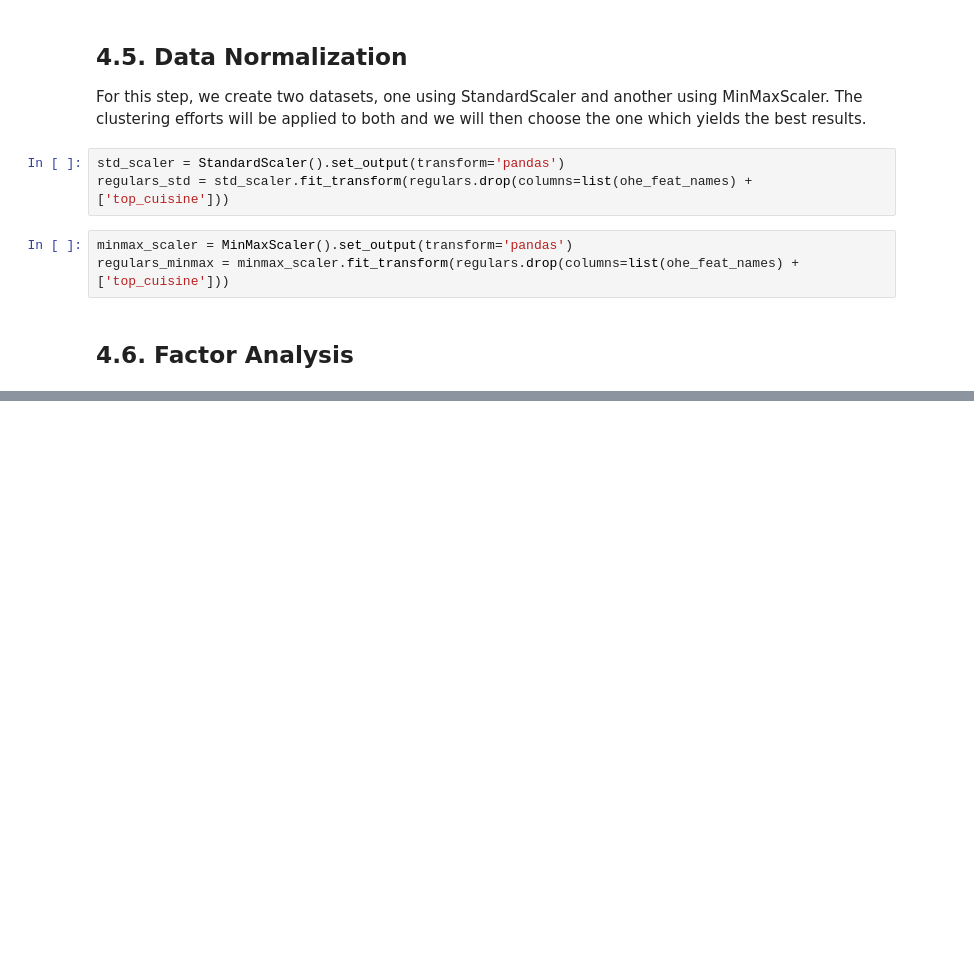
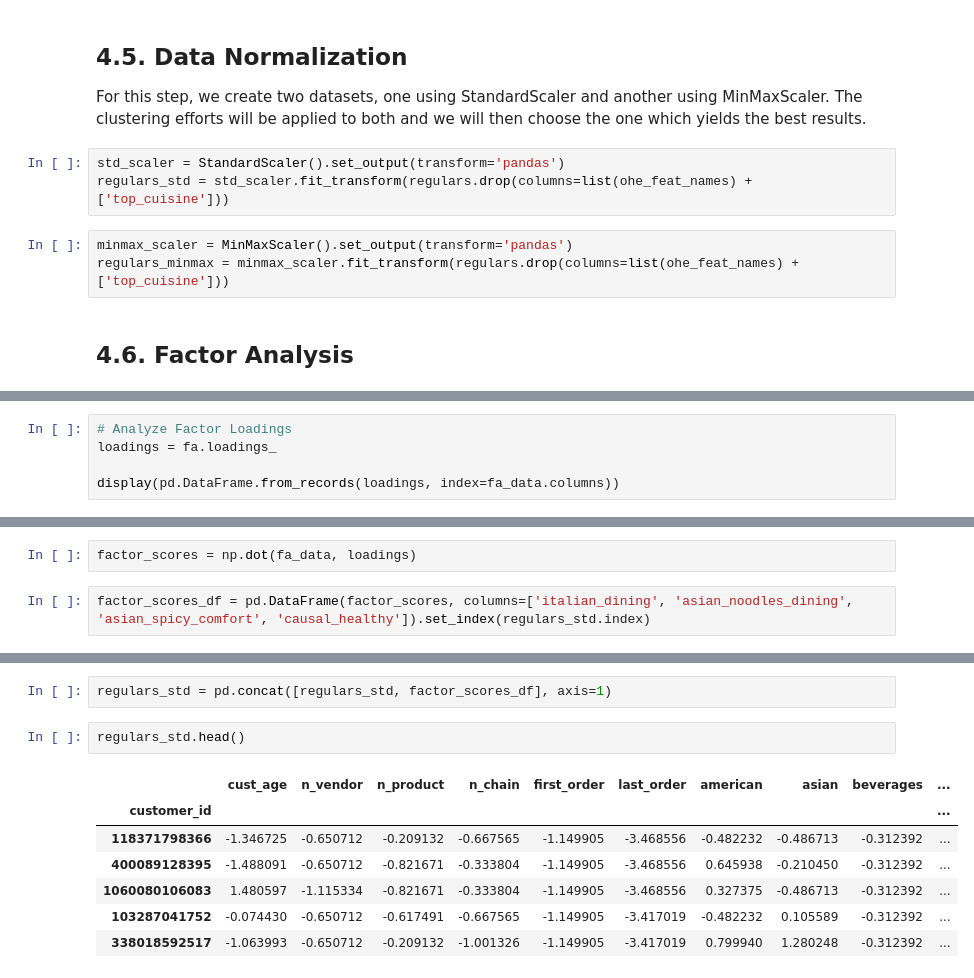
Before and after one commit to M4rtinsFons3caConsulting/DataMining, a Jupyter notebook: scripts/part_ii/DM_Project_20241228_2252.ipynb, the cells around one changed output, grey strips where cells are left out. Drawn from its saved outputs; the diff is of its cells as text; blank space fills up the shorter version.

```diff
--- a/scripts/part_ii/DM_Project_20241228_2252.ipynb
+++ b/scripts/part_ii/DM_Project_20241228_2252.ipynb
@@ -942,0 +890,5 @@ log_japanese + log_desserts
+# %%
+# Analyze Factor Loadings
+loadings = fa.loadings_
+
+display(pd.DataFrame.from_records(loadings, index=fa_data.columns))
@@ -942,0 +928,4 @@ log_japanese + log_desserts
+# %%
+factor_scores = np.dot(fa_data, loadings)
+# %%
+factor_scores_df = pd.DataFrame(factor_scores, columns=['italian_dining', 'asian_noodles_dining', 'asian_spicy_comfort', 'causal_healthy']).set_index(regulars_std.index)
@@ -942,0 +942,12 @@ log_japanese + log_desserts
+# %%
+regulars_std = pd.concat([regulars_std, factor_scores_df], axis=1)
+# %%
+regulars_std.head()
+# %% [output]
+|  | cust_age | n_vendor | n_product | n_chain | first_order | last_order | american | asian | beverages | ... |
+| customer_id |  |  |  |  |  |  |  |  |  | ... |
+| 118371798366 | -1.346725 | -0.650712 | -0.209132 | -0.667565 | -1.149905 | -3.468556 | -0.482232 | -0.486713 | -0.312392 | ... |
+| 400089128395 | -1.488091 | -0.650712 | -0.821671 | -0.333804 | -1.149905 | -3.468556 | 0.645938 | -0.210450 | -0.312392 | ... |
+| 1060080106083 | 1.480597 | -1.115334 | -0.821671 | -0.333804 | -1.149905 | -3.468556 | 0.327375 | -0.486713 | -0.312392 | ... |
+| 103287041752 | -0.074430 | -0.650712 | -0.617491 | -0.667565 | -1.149905 | -3.417019 | -0.482232 | 0.105589 | -0.312392 | ... |
+| 338018592517 | -1.063993 | -0.650712 | -0.209132 | -1.001326 | -1.149905 | -3.417019 | 0.799940 | 1.280248 | -0.312392 | ... |
```
Also changed, not shown: parts of 35 cells of this notebook, 1 other file.
